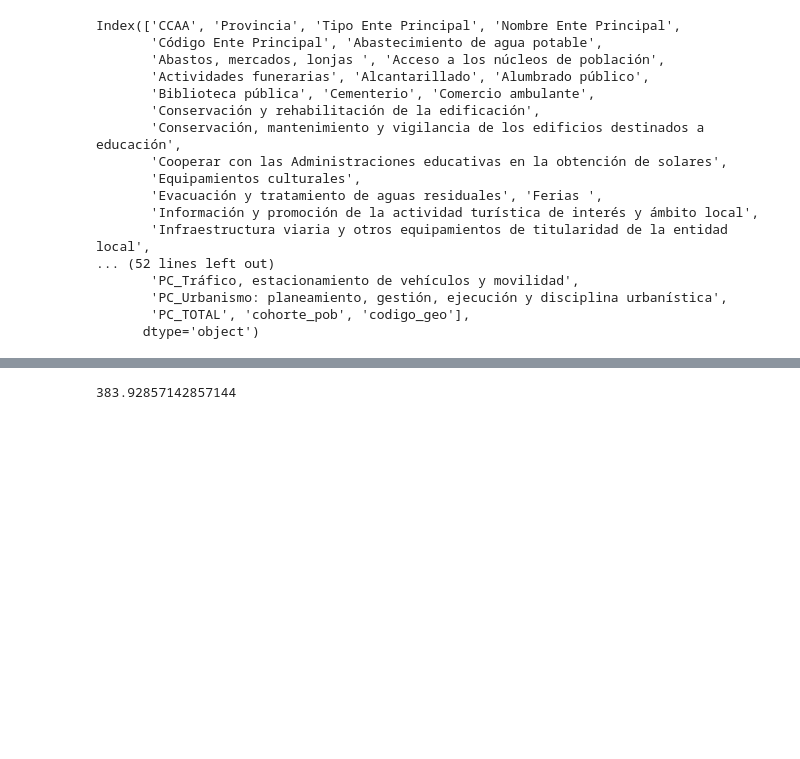
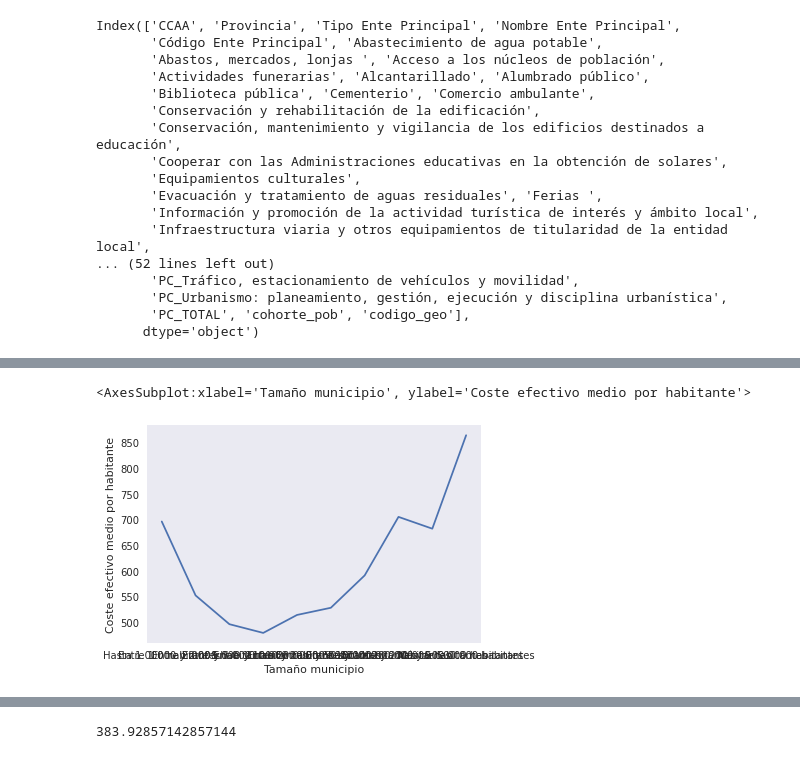
Before and after one commit to carpiero/DataTown, a Jupyter notebook: notebooks/Notebook_005.ipynb, the cells around one changed output, grey strips where cells are left out. Drawn from its saved outputs; the diff is of its cells as text; code cells hidden in the pictures; blank space fills up the shorter version.

```diff
--- a/notebooks/Notebook_005.ipynb
+++ b/notebooks/Notebook_005.ipynb
@@ -12,6 +12,8 @@ import locale
 import geopandas
 plt.style.use('seaborn')
 %matplotlib inline
+import seaborn as sns
+sns.set_style('dark')
 
 pd.set_option('display.max_rows', 0)
 pd.set_option('display.max_columns', 0)
@@ -101,0 +137,10 @@ px.line(pivot, x="cohorte_pob", y=pc)
+# %%
+df_table = {'Tamaño municipio': ['Hasta 1.000 habitantes','Entre 1.000 y 2.000 habitantes','Entre 2.000 y 5.000 habitantes',
+                                'Entre 5.000 y 10.000 habitantes','Entre 10.000 y 20.000 habitantes','Entre 20.000 y 50.000 habitantes',
+                                'Entre 50.000 y 100.000 habitantes ','Entre 100.000 y 200.000 habitantes ','Entre 200.000 y 500.000 habitantes',
+                                'Más de 500.000 habitantes'],'Coste efectivo medio por habitante':[696,552,496,479,514,528,591,705,682,864] }
+df_table = pd.DataFrame(data=df_table)
+
+
+
+df_table
@@ -101,0 +159,5 @@ px.line(pivot, x="cohorte_pob", y=pc)
+# %%
+sns.lineplot(data=df_table, x='Tamaño municipio', y="Coste efectivo medio por habitante",  palette='bright')
+# %% [output]
+<AxesSubplot:xlabel='Tamaño municipio', ylabel='Coste efectivo medio por habitante'>
+[figure, added]
```
Also changed, not shown: parts of 7 cells of this notebook, 16 other files.
